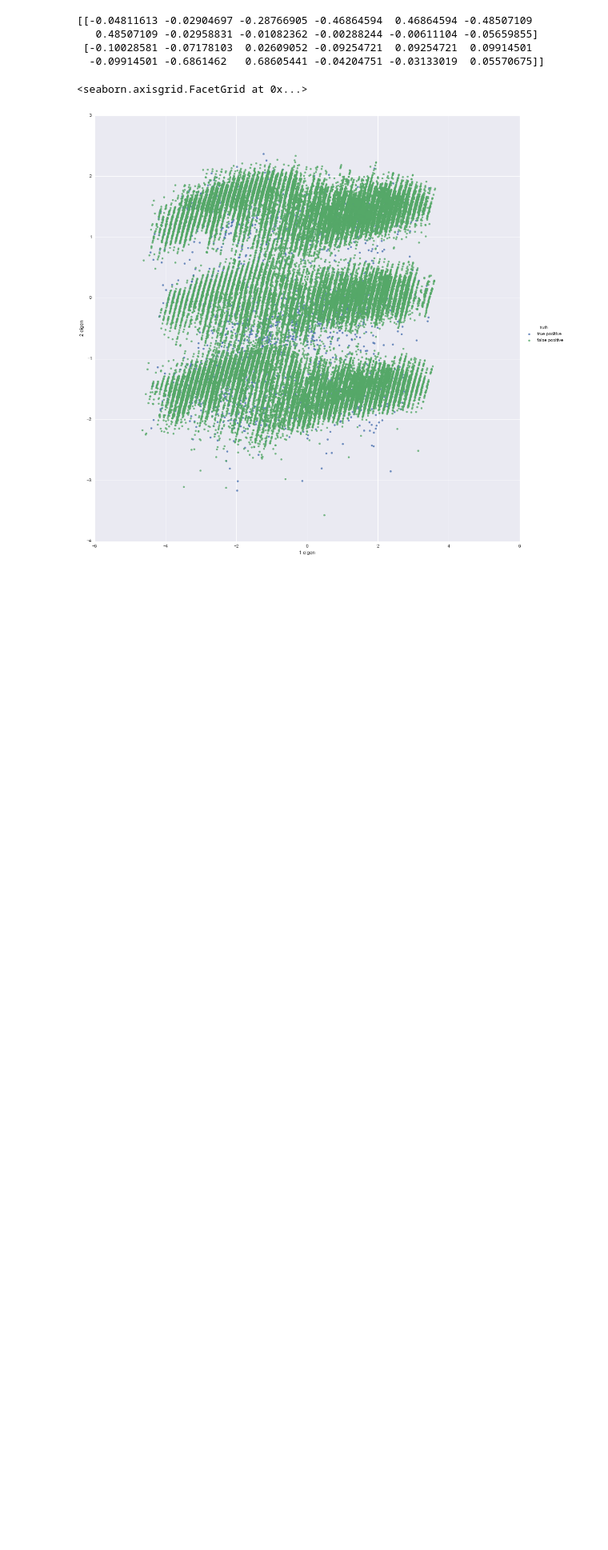
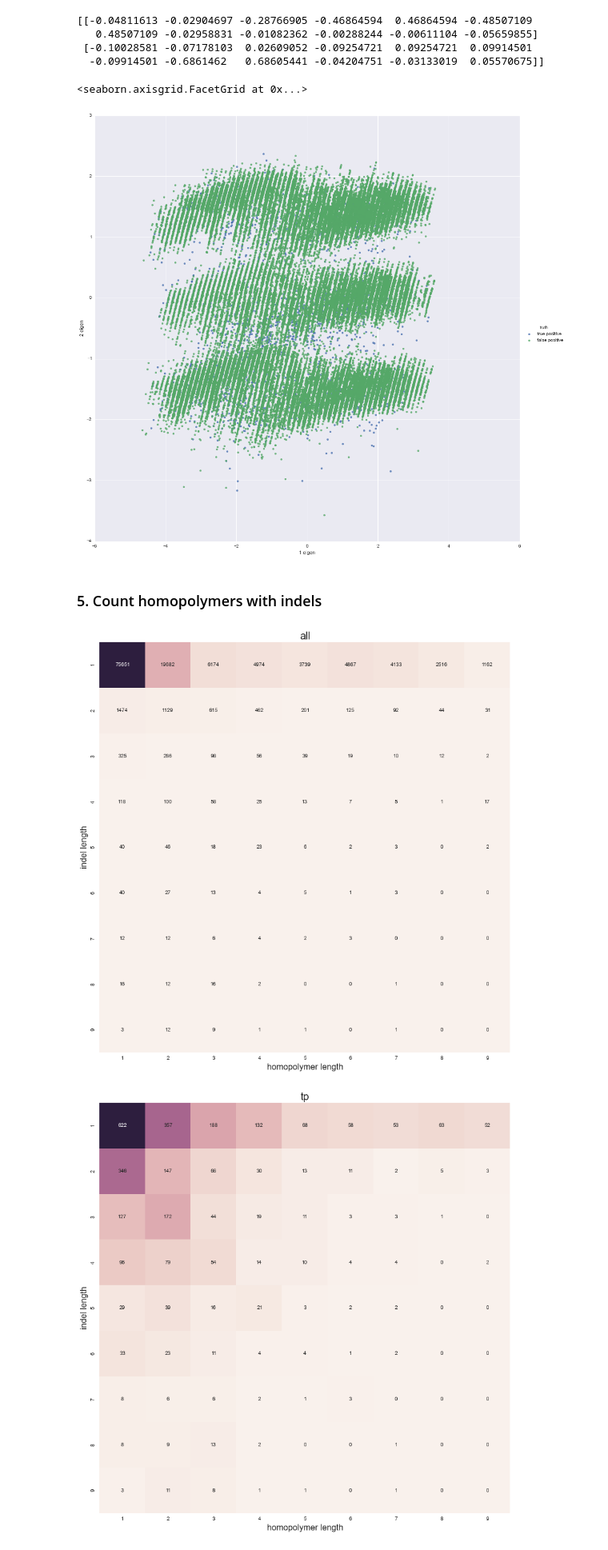
Before and after one commit to AlexanderGri/Graduate-work, a Jupyter notebook: Feature analysis.ipynb, the cells around one changed output. Shown at 80% size. Cells and saved outputs as stored; diff of their text form; code cells hidden in the pictures; blank space fills up the shorter version.

Commit message:
Add count_homopolymers_with_indels analysis

```diff
--- a/Feature analysis.ipynb
+++ b/Feature analysis.ipynb
@@ -390,7 +391,7 @@ def feature_matrix(path_to_reference,path_to_true_vcf,path_to_false_vcf):
 ### 6. count_homopolymers_with_indel
 Находим максимальный гомополимер в инделе и в случае возможности продления его влево и/или вправо продлеваем его влево и/или вправо
 # %%
-def count_homopolymers_with_indel(path_to_reference,path_to_vcf):
+def count_homopolymers_with_indels(path_to_reference,path_to_vcf):
     size = !cat $path_to_vcf | grep -v "#" |wc -l
     size = size[0]
     vcf = pyvcf.Reader(open(path_to_vcf, 'r'))
@@ -591,3 +592,19 @@ sns.lmplot(x='1 eigen',y='2 eigen',hue='truth',data=X_red,size=14,fit_reg=False)
 # %% [output]
 <seaborn.axisgrid.FacetGrid at 0x...>
 [figure]
+# %% [markdown]
+### 5. Count homopolymers with indels
+# %%
+df_with_indels = count_homopolymers_with_indels(reference,our_vcf)
+df_tp_with_indels = count_homopolymers_with_indels(reference,tp_vcf)
+df_fp_with_indels = count_homopolymers_with_indels(reference,fp_vcf)
+# %%
+for df,name in [[df_with_indels,'all'],[df_tp_with_indels,'tp'],[df_fp_with_indels,'fp']]:
+    fig = plt.figure(figsize=(14, 14), dpi=500)
+    hmap = sns.heatmap(df.as_matrix()[1:10,1:10],cbar = False,annot = True, fmt = 'd',xticklabels = np.arange(9)+1,yticklabels = np.arange(9)+1)
+    plt.xlabel('homopolymer length',fontsize=16)
+    plt.ylabel('indel length',fontsize=16)
+    plt.title(name,fontsize = 20)
+# %% [output]
+[figure, added]
+[figure, added]
```
Also changed, not shown: parts of 2 cells of this notebook.
